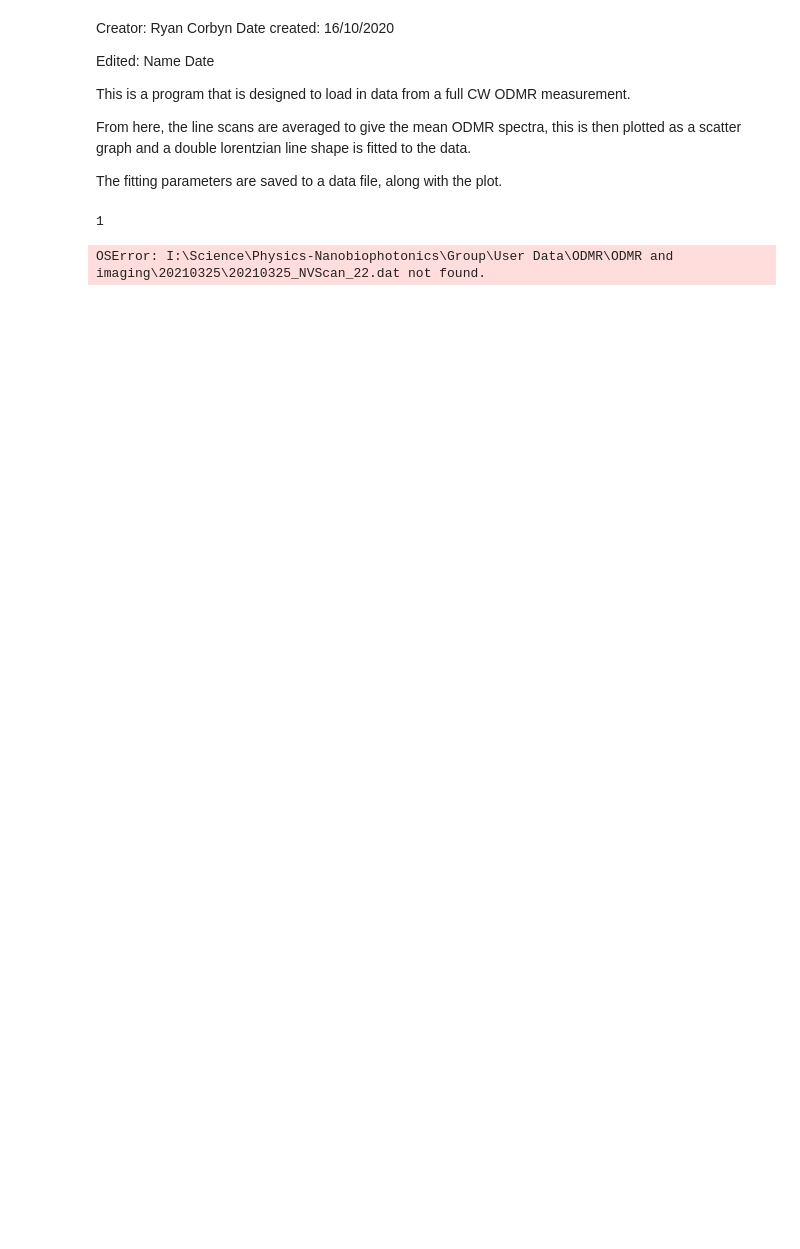
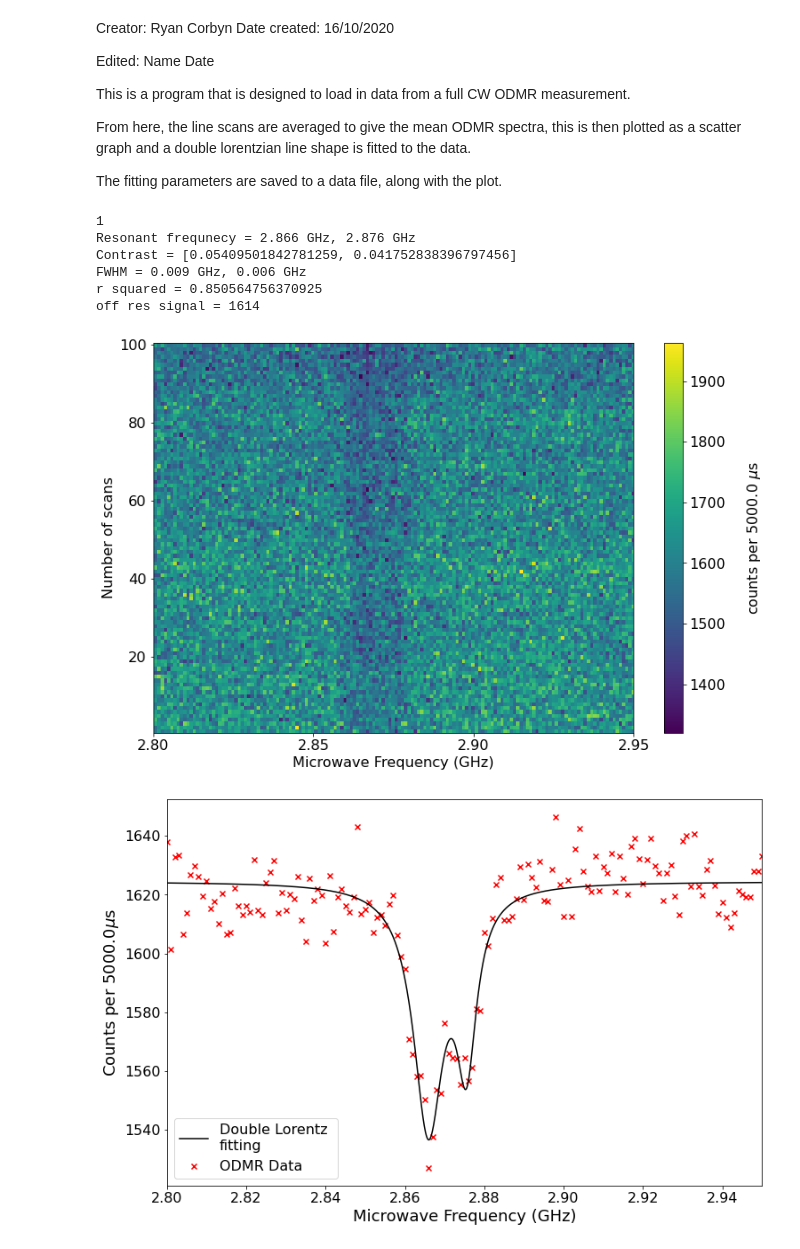
Before and after one commit to Corbyn93/Ryans_Python_Scripts, a Jupyter notebook: Ryan's Jupyter stuff/ODMR analysis/20201028_CW_ODMR_analysis.ipynb, the cells around one changed output. Saved outputs shown, nothing was run; the diff lists cells and outputs as text; code cells hidden in the pictures; blank space fills up the shorter version.

```diff
--- a/Ryan's Jupyter stuff/ODMR analysis/20201028_CW_ODMR_analysis.ipynb
+++ b/Ryan's Jupyter stuff/ODMR analysis/20201028_CW_ODMR_analysis.ipynb
@@ -46,7 +46,7 @@ def plot_heat_map(freq, odmr_data, dwell_time):
 
     fig1, ax1 = plot.subplots()
 
-    hm = ax1.pcolormesh(freq, Y, odmr_data, cmap = 'viridis')
+    hm = ax1.pcolormesh(freq, Y, odmr_data, cmap = 'viridis', shading='auto')
     fig1.colorbar(hm, label = '\ncounts per ' + str(dwell_time) + r' $\mu$s')
     ax1.set_xlim(np.min(freq),np.max(freq))
     ax1.set_xticks(np.arange(np.min(freq), np.max(freq), 0.05))
@@ -212,8 +212,8 @@ def save_data(date, file_ID, nd, fitted_contrast, coeffs, opt_error, r_squared,
 # Load in the data file into an np array, and freqeuncy scan parameters
 # into a pandas array.
 folder_path = 'I:\\Science\\Physics-Nanobiophotonics\\Group\\User Data\\ODMR\\ODMR and imaging\\'
-date = '20210325'
-file_name = date + '_NVScan_22'
+date = '20210430'
+file_name = date + '_NVScan_01'
 nd_number = int(file_name[-2:]) - 1
 nd = 1#np.remainder(nd_number, 5) + 1
 
@@ -249,35 +249,41 @@ freq_mins, dip_depth, flourescent_baseline = get_init_params(norm_mean_odmr, fre
 init_params = [dip_depth[0], freq_mins[0], 0.005, dip_depth[1], freq_mins[1], 0.005, flourescent_baseline]
 #init_params = [dip_depth[0], 2.865, 0.001, dip_depth[1], 2.87, 0.001, flourescent_baseline]
 
 lower_bounds = [-np.inf, init_params[1] - 0.01, 0, -np.inf, init_params[4] - 0.01, 0, 0]
 upper_bounds = [np.inf, init_params[1] + 0.01, 1, np.inf, init_params[4] + 0.01, 1, np.inf]
 
 
 # generate the optimised curve fit parameters.
 fitting_params, error_in_fit = optimised_lorentz_fit(freq, norm_mean_odmr, init_params,
                                                     lower_bounds, upper_bounds)
 
 #fitting_params[3] = -90
 #fitting_params[4] = 2.888
 #fitting_params[5] = 0.01
 
-
-
 print('Resonant frequnecy = ' + str(round(fitting_params[1],3)) +' GHz, ' +
       str(round(fitting_params[4],3)) +' GHz')
 
-#
 # plot the fitting to ax2
 ax2, y_fit = plot_fitting(ax2, freq, params_values[3])
 
 fitted_contrast = get_fitting_contrast(fitting_params[1], fitting_params[4], freq, y_fit,  fitting_params[6], params_values[2])
 print('Contrast = ' + str(fitted_contrast))
 
+print('FWHM = ' + str(round(fitting_params[2],3)) +' GHz, ' +
+      str(round(fitting_params[5],3)) +' GHz')
+
 # get the r^2 value for the fitting
 r_squared = get_r_squared(freq, norm_mean_odmr, y_fit)
 print('r squared = ' + str(r_squared))
 
-save_data(date, file_name, nd, fitted_contrast, fitting_params, error_in_fit, r_squared, fig1, fig2)
+print('off res signal = ' + str(round(np.mean(norm_mean_odmr))))
 # %% [output]
 1
+Resonant frequnecy = 2.866 GHz, 2.876 GHz
+Contrast = [0.05409501842781259, 0.041752838396797456]
+FWHM = 0.009 GHz, 0.006 GHz
+r squared = 0.850564756370925
+off res signal = 1614
-OSError: I:\Science\Physics-Nanobiophotonics\Group\User Data\ODMR\ODMR and imaging\20210325\20210325_NVScan_22.dat not found.
+[figure, added]
+[figure, added]
```
Also changed, not shown: parts of 3 cells of this notebook, 6 other files.
